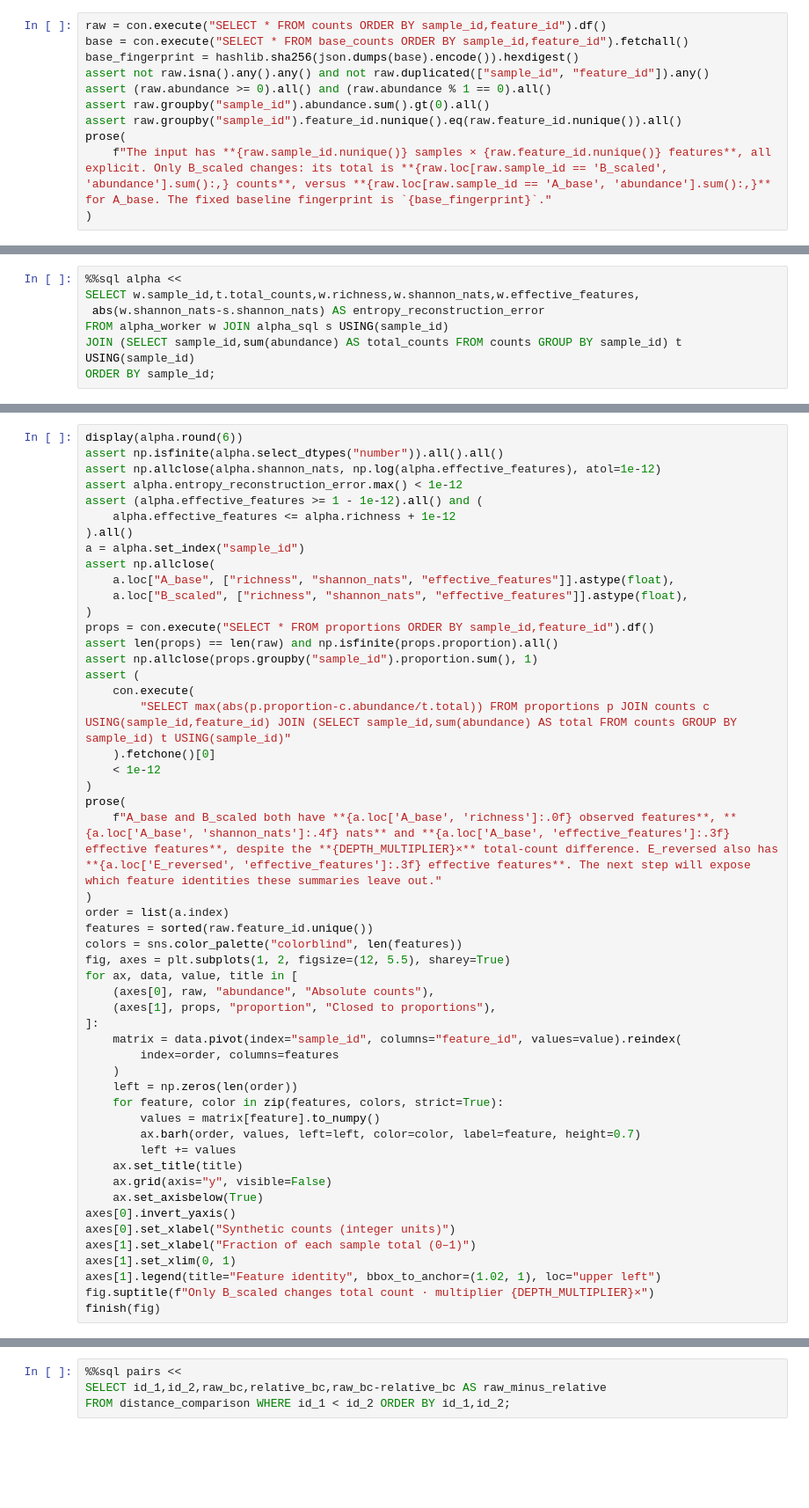
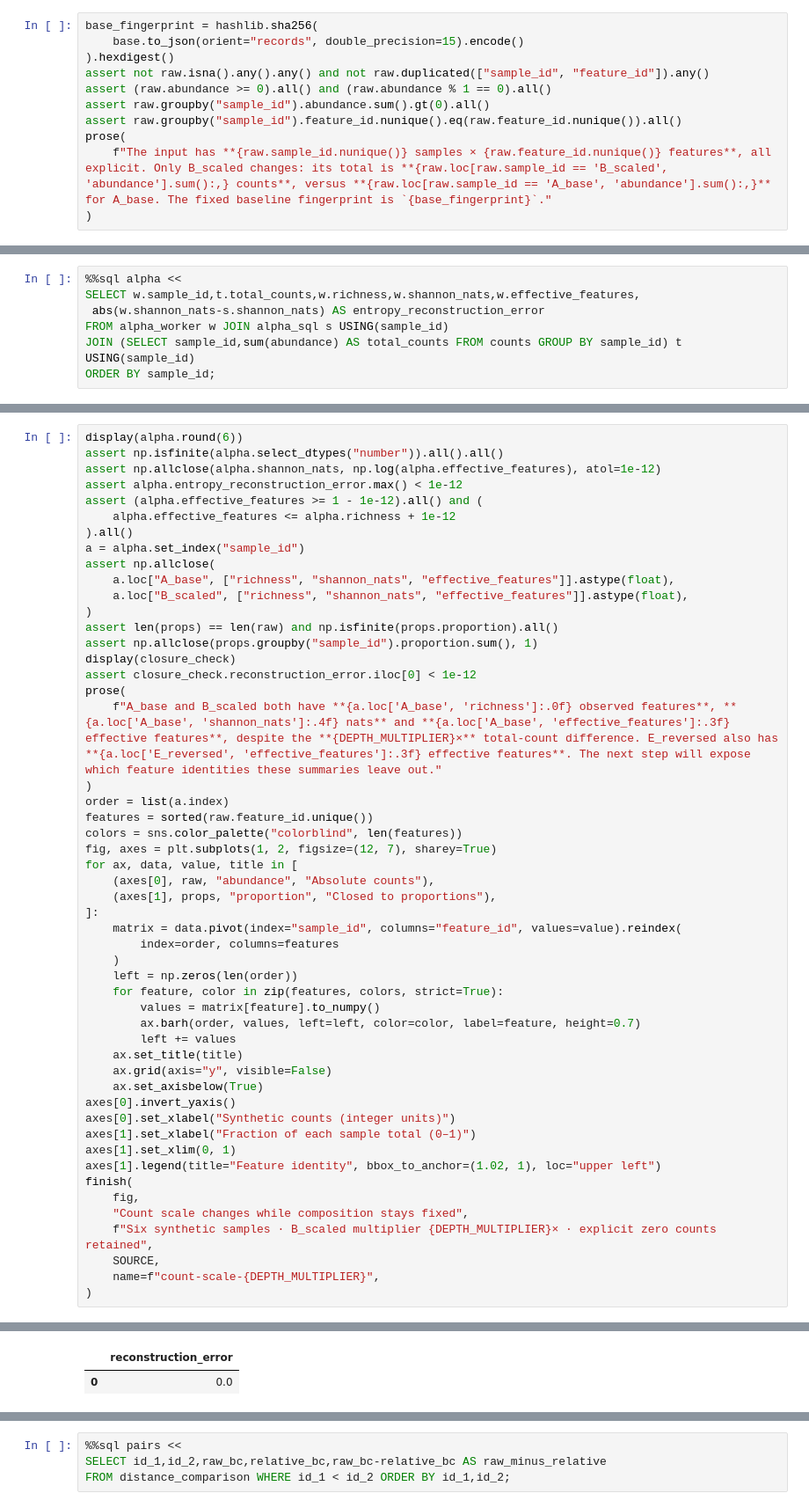
Before and after one commit to Query-farm/vgi-scikit-bio, a Jupyter notebook: notebooks/01_same_proportions_different_counts.ipynb, the cells around one changed output, grey strips where cells are left out. Shown at 88% size. Cells and saved outputs as stored; diff of their text form; blank space fills up the shorter version.

```diff
--- a/notebooks/01_same_proportions_different_counts.ipynb
+++ b/notebooks/01_same_proportions_different_counts.ipynb
@@ -105,7 +102,7 @@ FROM counts GROUP BY sample_id ORDER BY sample_id;
 # %%
-raw = con.execute("SELECT * FROM counts ORDER BY sample_id,feature_id").df()
-base = con.execute("SELECT * FROM base_counts ORDER BY sample_id,feature_id").fetchall()
-base_fingerprint = hashlib.sha256(json.dumps(base).encode()).hexdigest()
+base_fingerprint = hashlib.sha256(
+    base.to_json(orient="records", double_precision=15).encode()
+).hexdigest()
 assert not raw.isna().any().any() and not raw.duplicated(["sample_id", "feature_id"]).any()
 assert (raw.abundance >= 0).all() and (raw.abundance % 1 == 0).all()
 assert raw.groupby("sample_id").abundance.sum().gt(0).all()
@@ -157,50 +162,52 @@ assert np.allclose(
     a.loc["A_base", ["richness", "shannon_nats", "effective_features"]].astype(float),
     a.loc["B_scaled", ["richness", "shannon_nats", "effective_features"]].astype(float),
 )
-props = con.execute("SELECT * FROM proportions ORDER BY sample_id,feature_id").df()
 assert len(props) == len(raw) and np.isfinite(props.proportion).all()
 assert np.allclose(props.groupby("sample_id").proportion.sum(), 1)
-assert (
-    con.execute(
-        "SELECT max(abs(p.proportion-c.abundance/t.total)) FROM proportions p JOIN counts c USING(sample_id,feature_id) JOIN (SELECT sample_id,sum(abundance) AS total FROM counts GROUP BY sample_id) t USING(sample_id)"
-    ).fetchone()[0]
-    < 1e-12
-)
+display(closure_check)
+assert closure_check.reconstruction_error.iloc[0] < 1e-12
 prose(
     f"A_base and B_scaled both have **{a.loc['A_base', 'richness']:.0f} observed features**, **{a.loc['A_base', 'shannon_nats']:.4f} nats** and **{a.loc['A_base', 'effective_features']:.3f} effective features**, despite the **{DEPTH_MULTIPLIER}×** total-count difference. E_reversed also has **{a.loc['E_reversed', 'effective_features']:.3f} effective features**. The next step will expose which feature identities these summaries leave out."
 )
 order = list(a.index)
 features = sorted(raw.feature_id.unique())
 colors = sns.color_palette("colorblind", len(features))
-fig, axes = plt.subplots(1, 2, figsize=(12, 5.5), sharey=True)
+fig, axes = plt.subplots(1, 2, figsize=(12, 7), sharey=True)
 for ax, data, value, title in [
     (axes[0], raw, "abundance", "Absolute counts"),
     (axes[1], props, "proportion", "Closed to proportions"),
 ]:
     matrix = data.pivot(index="sample_id", columns="feature_id", values=value).reindex(
         index=order, columns=features
     )
     left = np.zeros(len(order))
     for feature, color in zip(features, colors, strict=True):
         values = matrix[feature].to_numpy()
         ax.barh(order, values, left=left, color=color, label=feature, height=0.7)
         left += values
     ax.set_title(title)
     ax.grid(axis="y", visible=False)
     ax.set_axisbelow(True)
 axes[0].invert_yaxis()
 axes[0].set_xlabel("Synthetic counts (integer units)")
 axes[1].set_xlabel("Fraction of each sample total (0–1)")
 axes[1].set_xlim(0, 1)
 axes[1].legend(title="Feature identity", bbox_to_anchor=(1.02, 1), loc="upper left")
-fig.suptitle(f"Only B_scaled changes total count · multiplier {DEPTH_MULTIPLIER}×")
-finish(fig)
+finish(
+    fig,
+    "Count scale changes while composition stays fixed",
+    f"Six synthetic samples · B_scaled multiplier {DEPTH_MULTIPLIER}× · explicit zero counts retained",
+    SOURCE,
+    name=f"count-scale-{DEPTH_MULTIPLIER}",
+)
 # %% [output]
 |  | sample_id | total_counts | richness | shannon_nats | effective_features | entropy_reconstruction_error |
 | 0 | A_base | 100.0 | 4.0 | 1.142120 | 3.133404 | 0.0 |
 | 1 | B_scaled | 300.0 | 4.0 | 1.142120 | 3.133404 | 0.0 |
 | 2 | C_even | 100.0 | 5.0 | 1.609438 | 5.000000 | 0.0 |
 | 3 | D_dominant | 100.0 | 4.0 | 0.428048 | 1.534260 | 0.0 |
 | 4 | E_reversed | 100.0 | 4.0 | 1.142120 | 3.133404 | 0.0 |
 | 5 | F_mixed | 100.0 | 5.0 | 1.504788 | 4.503200 | 0.0 |
+|  | reconstruction_error |
+| 0 | 0.0 |
 A_base and B_scaled both have **4 observed features**, **1.1421 nats** and **3.133 effective features**, despite the **3×** total-count difference. E_reversed also has **3.133 effective features**. The next step will expose which feature identities these summaries leave out.
```
Also changed, not shown: parts of 19 cells of this notebook, 26 other files.
